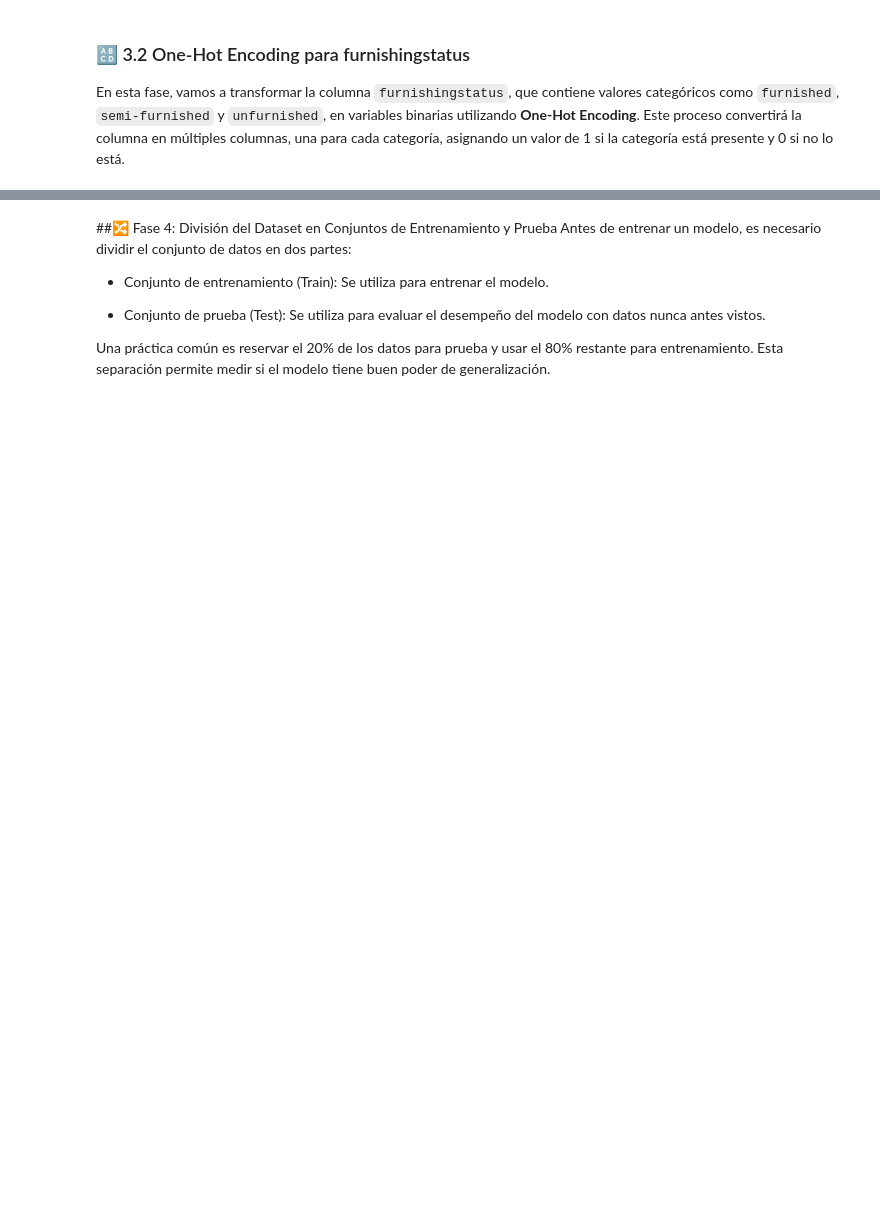
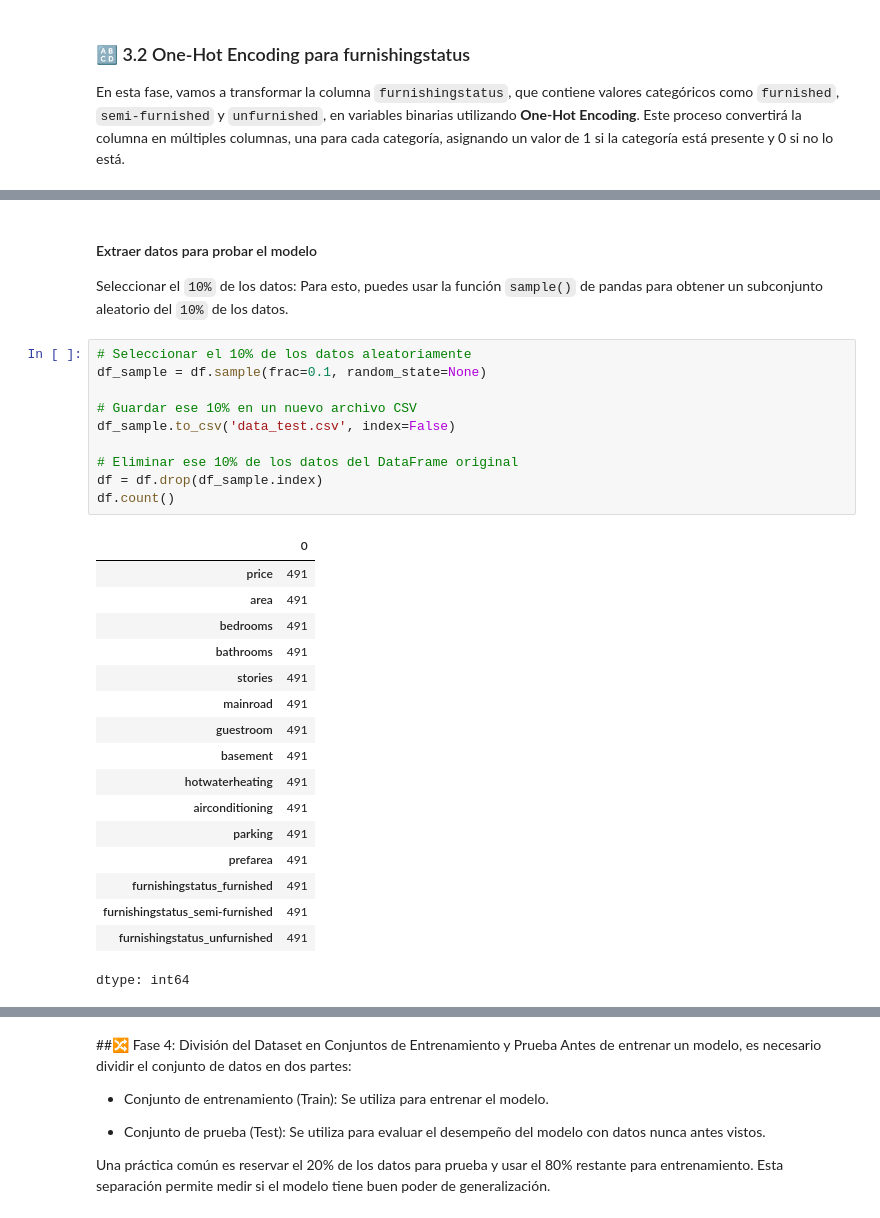
Before and after one commit to leonxrdon/housing_price, a Jupyter notebook: housing_prices_data/cleaning_housing.ipynb, the cells around one changed output, grey strips where cells are left out. Saved outputs shown, nothing was run; the diff lists cells and outputs as text; blank space fills up the shorter version.

```diff
--- a/housing_prices_data/cleaning_housing.ipynb
+++ b/housing_prices_data/cleaning_housing.ipynb
@@ -272,0 +297,31 @@ print(df.head())
+# %% [markdown]
+#### Extraer datos para probar el modelo
+Seleccionar el `10%` de los datos: Para esto, puedes usar la función `sample()` de pandas para obtener un subconjunto aleatorio del `10%` de los datos.
+# %%
+# Seleccionar el 10% de los datos aleatoriamente
+df_sample = df.sample(frac=0.1, random_state=None)
+
+# Guardar ese 10% en un nuevo archivo CSV
+df_sample.to_csv('data_test.csv', index=False)
+
+# Eliminar ese 10% de los datos del DataFrame original
+df = df.drop(df_sample.index)
+df.count()
+# %% [output]
+|  | 0 |
+| price | 491 |
+| area | 491 |
+| bedrooms | 491 |
+| bathrooms | 491 |
+| stories | 491 |
+| mainroad | 491 |
+| guestroom | 491 |
+| basement | 491 |
+| hotwaterheating | 491 |
+| airconditioning | 491 |
+| parking | 491 |
+| prefarea | 491 |
+| furnishingstatus_furnished | 491 |
+| furnishingstatus_semi-furnished | 491 |
+| furnishingstatus_unfurnished | 491 |
+dtype: int64
```
Also changed, not shown: parts of 19 cells of this notebook, 5 other files.
